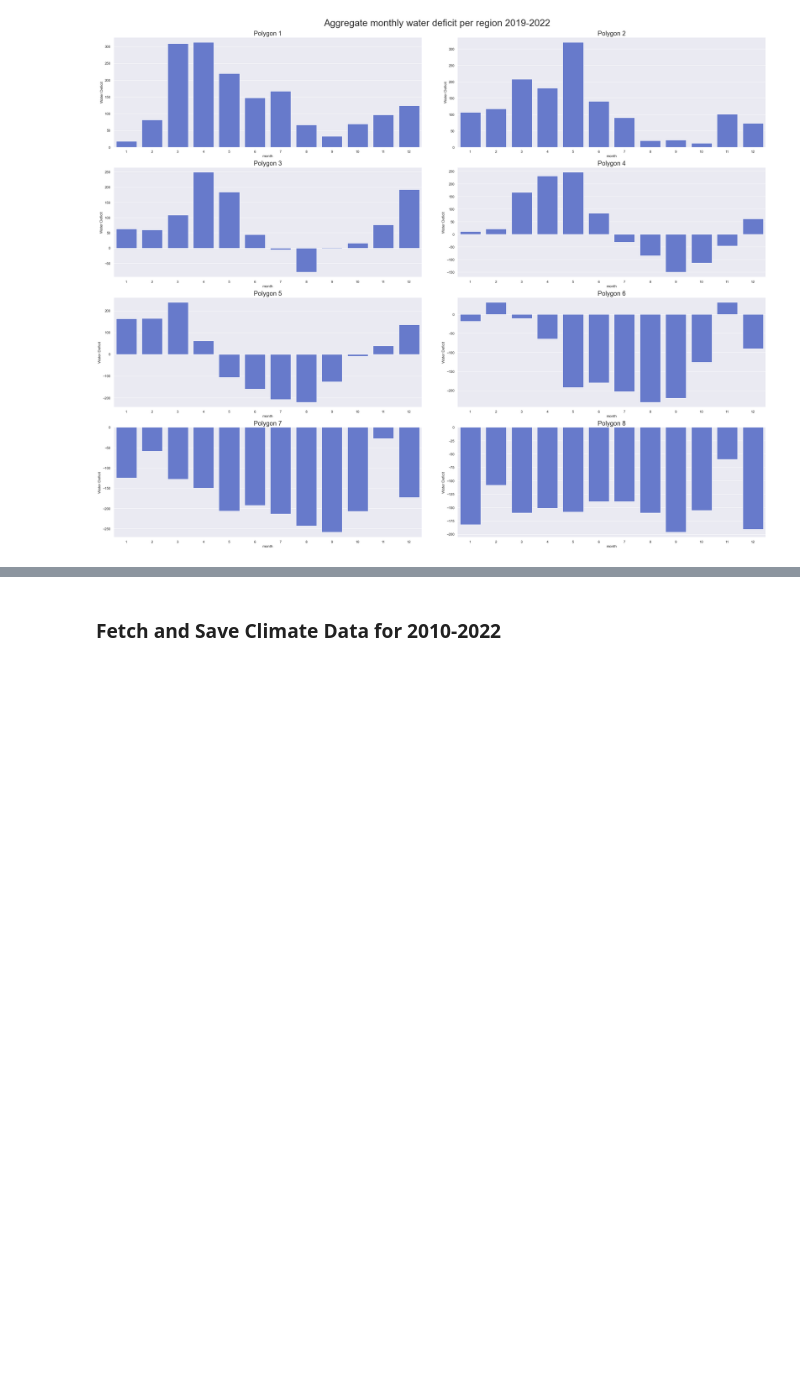
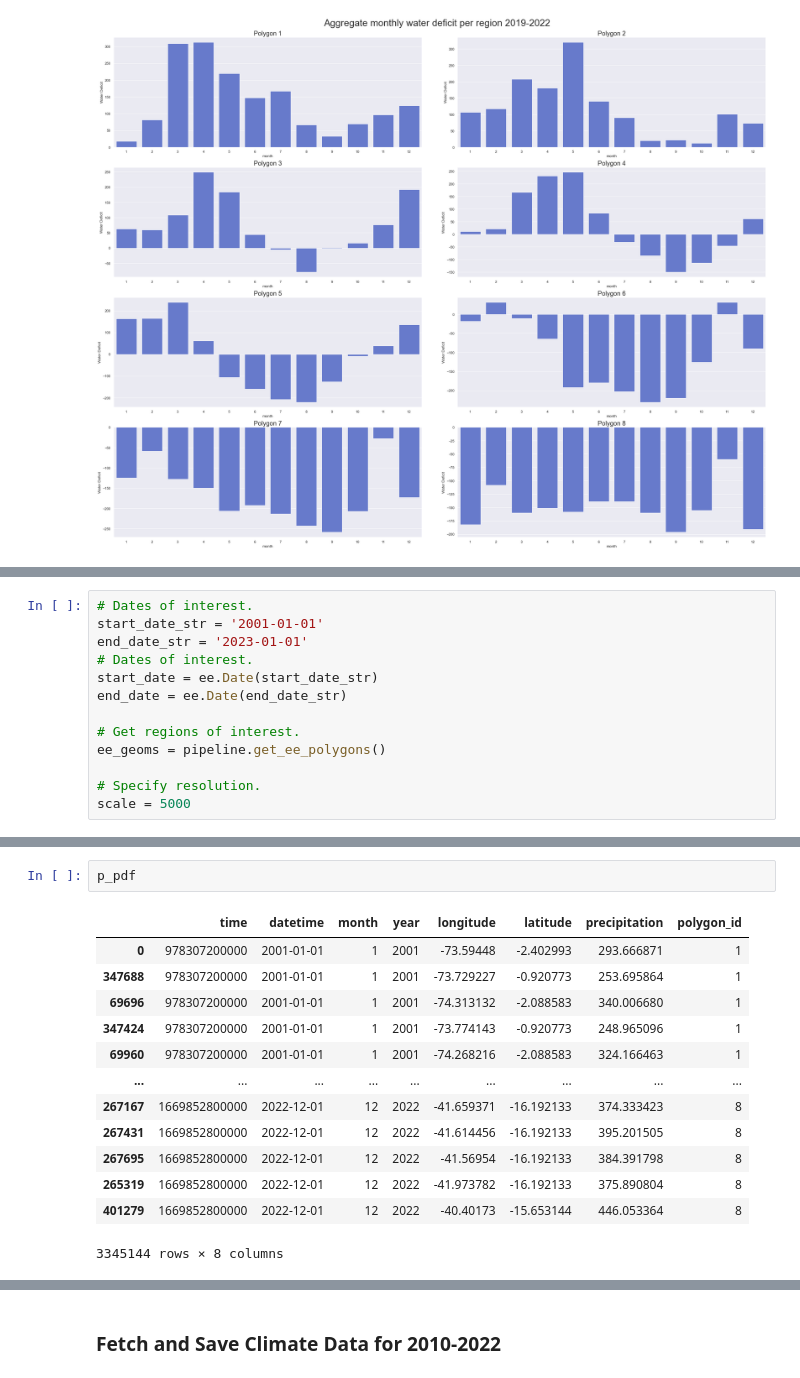
Before and after one commit to 4C-Guided-Team-Challenge/drought-with-gedi, a Jupyter notebook: notebooks/exploratory/ClimateData.ipynb, the cells around one changed output, grey strips where cells are left out. Cells and saved outputs as stored; diff of their text form; blank space fills up the shorter version.

```diff
--- a/notebooks/exploratory/ClimateData.ipynb
+++ b/notebooks/exploratory/ClimateData.ipynb
@@ -118,0 +125,13 @@ plt.show()
+# %%
+# Dates of interest.
+start_date_str = '2001-01-01'
+end_date_str = '2023-01-01'
+# Dates of interest.
+start_date = ee.Date(start_date_str)
+end_date = ee.Date(end_date_str)
+
+# Get regions of interest.
+ee_geoms = pipeline.get_ee_polygons()
+
+# Specify resolution.
+scale = 5000
@@ -118,0 +150,16 @@ plt.show()
+# %%
+p_pdf
+# %% [output]
+|  | time | datetime | month | year | longitude | latitude | precipitation | polygon_id |
+| 0 | 978307200000 | 2001-01-01 | 1 | 2001 | -73.59448 | -2.402993 | 293.666871 | 1 |
+| 347688 | 978307200000 | 2001-01-01 | 1 | 2001 | -73.729227 | -0.920773 | 253.695864 | 1 |
+| 69696 | 978307200000 | 2001-01-01 | 1 | 2001 | -74.313132 | -2.088583 | 340.006680 | 1 |
+| 347424 | 978307200000 | 2001-01-01 | 1 | 2001 | -73.774143 | -0.920773 | 248.965096 | 1 |
+| 69960 | 978307200000 | 2001-01-01 | 1 | 2001 | -74.268216 | -2.088583 | 324.166463 | 1 |
+| ... | ... | ... | ... | ... | ... | ... | ... | ... |
+| 267167 | 1669852800000 | 2022-12-01 | 12 | 2022 | -41.659371 | -16.192133 | 374.333423 | 8 |
+| 267431 | 1669852800000 | 2022-12-01 | 12 | 2022 | -41.614456 | -16.192133 | 395.201505 | 8 |
+| 267695 | 1669852800000 | 2022-12-01 | 12 | 2022 | -41.56954 | -16.192133 | 384.391798 | 8 |
+| 265319 | 1669852800000 | 2022-12-01 | 12 | 2022 | -41.973782 | -16.192133 | 375.890804 | 8 |
+| 401279 | 1669852800000 | 2022-12-01 | 12 | 2022 | -40.40173 | -15.653144 | 446.053364 | 8 |
+3345144 rows × 8 columns
```
Also changed, not shown: parts of 9 cells of this notebook, 3 other files.
